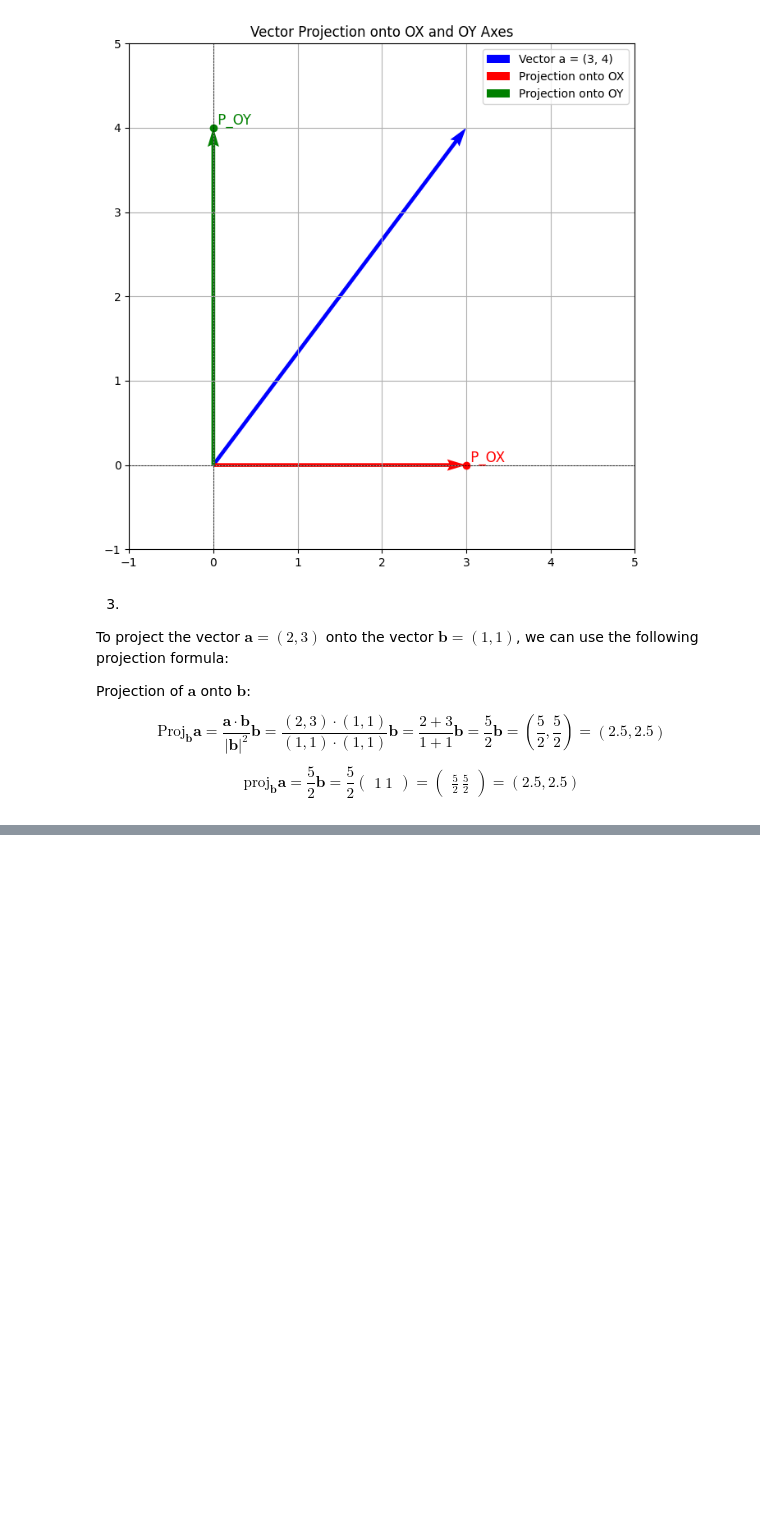
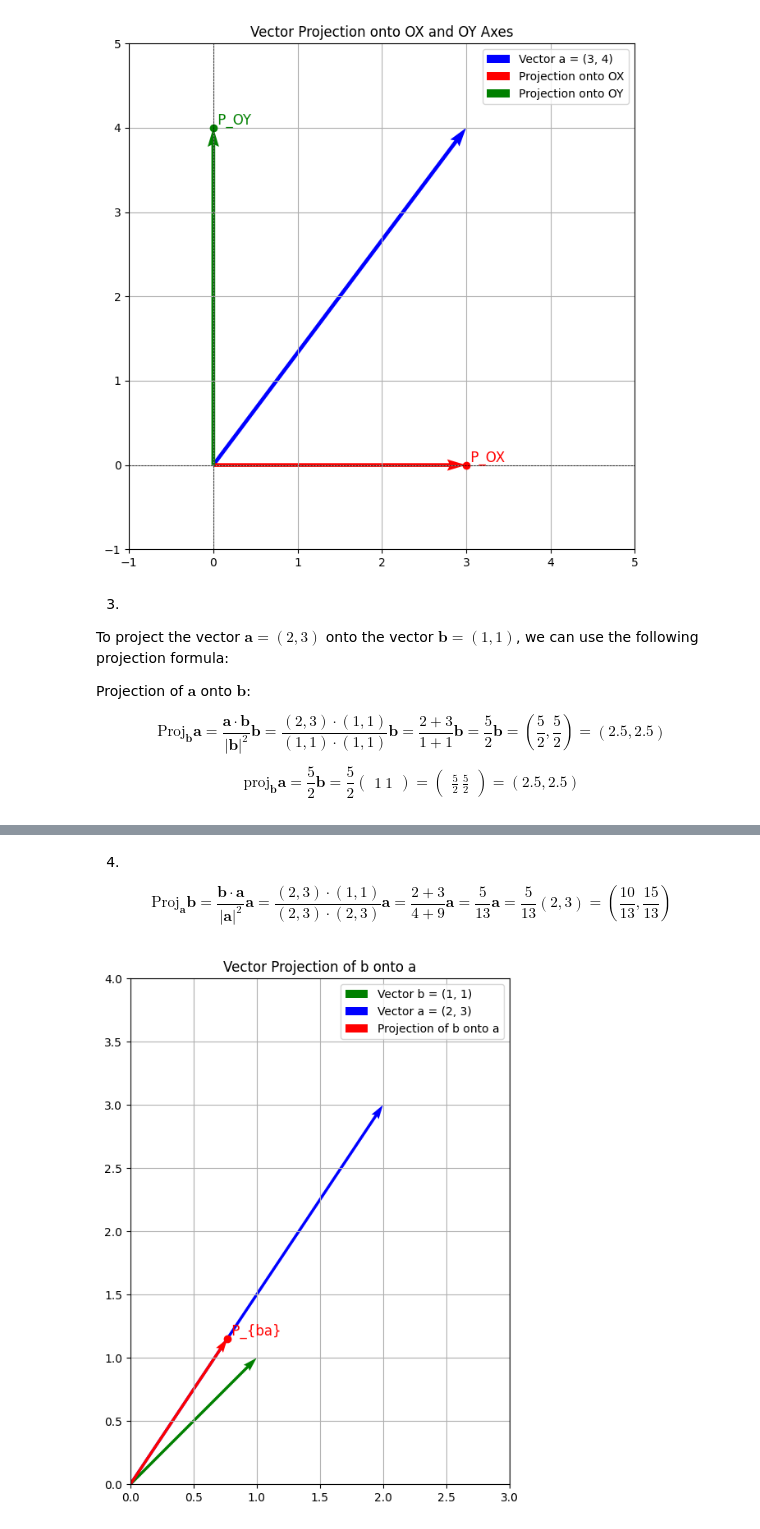
Before and after one commit to itaeh-hue/Math-2024-25-Winter, a Jupyter notebook: Notebooks_EN/01_Linear_Algebra/03_Vectors/LA_Vectors_projections.ipynb, the cells around one changed output, grey strips where cells are left out. Drawn from its saved outputs; the diff is of its cells as text; code cells hidden in the pictures; blank space fills up the shorter version.

```diff
--- a/Notebooks_EN/01_Linear_Algebra/03_Vectors/LA_Vectors_projections.ipynb
+++ b/Notebooks_EN/01_Linear_Algebra/03_Vectors/LA_Vectors_projections.ipynb
@@ -300,0 +301,55 @@ plt.show()
+# %% [markdown]
+4.
+$$\text{Proj}_{\mathbf{a}} \mathbf{b} = \frac{\mathbf{b} \cdot \mathbf{a}}{|\mathbf{a}|^2} \mathbf{a} = \frac{(2,3)\cdot(1,1)}{(2,3)\cdot(2,3)}\mathbf{a} = \frac{2+3}{4+9}\mathbf{a} = \frac{5}{13}\mathbf{a} = \frac{5}{13}(2,3) = \left( \frac{10}{13}, \frac{15}{13} \right)
+$$
+# %%
+
+import matplotlib.pyplot as plt
+import numpy as np
+
+# Define vectors a and b
+a = np.array([2, 3])
+b = np.array([1, 1])
+
+# Calculate the projection of b onto a
+dot_product_ba = np.dot(b, a)
+dot_product_aa = np.dot(a, a)
+proj_ba = (dot_product_ba / dot_product_aa) * a
+
+# Create figure and axis
+plt.figure(figsize=(8, 8))
+ax = plt.gca()
+
+# Set limits and aspect
+ax.set_xlim(0, 3)
+ax.set_ylim(0, 4)
+ax.set_aspect('equal')
+
+# Add grid
+plt.grid()
+
+# Plot the original vector b
+plt.quiver(0, 0, b[0], b[1], angles='xy', scale_units='xy', scale=1, color='green', label='Vector b = (1, 1)')
+
+# Plot the vector a
+plt.quiver(0, 0, a[0], a[1], angles='xy', scale_units='xy', scale=1, color='blue', label='Vector a = (2, 3)')
+
+# Plot the projection of b onto a
+plt.quiver(0, 0, proj_ba[0], proj_ba[1], angles='xy', scale_units='xy', scale=1, color='red', label='Projection of b onto a')
+
+# Mark the endpoint of the projection
+plt.plot(proj_ba[0], proj_ba[1], 'ro')  # Point on the projection
+
+# Add labels to the projection point
+plt.text(proj_ba[0], proj_ba[1], ' P_{ba}', fontsize=12, color='red', verticalalignment='bottom')
+
+# Add title and legend
+plt.title('Vector Projection of b onto a')
+plt.legend()
+plt.axhline(0, color='black', linewidth=0.5, ls='--')
+plt.axvline(0, color='black', linewidth=0.5, ls='--')
+
+# Show the plot
+plt.show()
+# %% [output]
+[figure, added]
```
Also changed, not shown: parts of 1 cell of this notebook.
